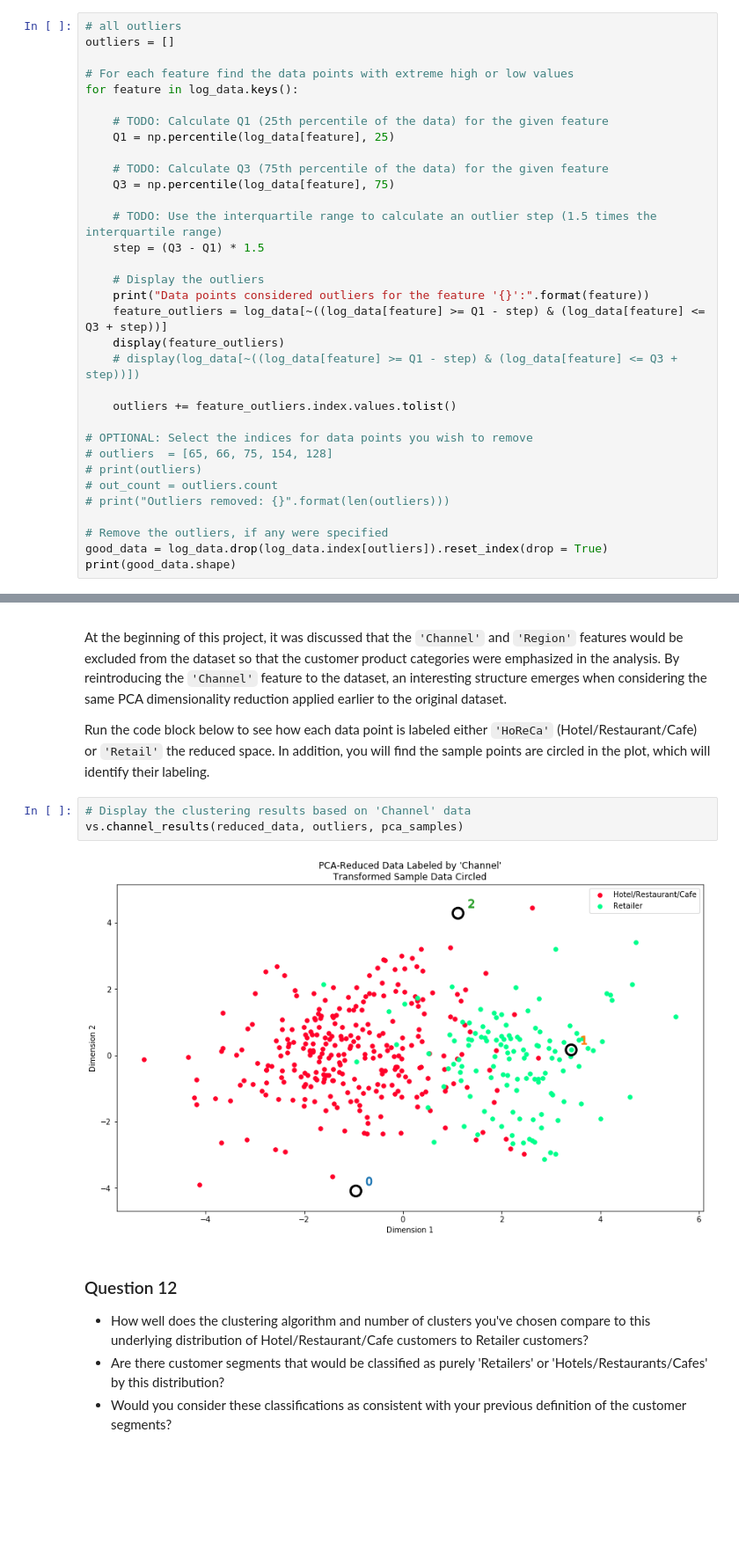
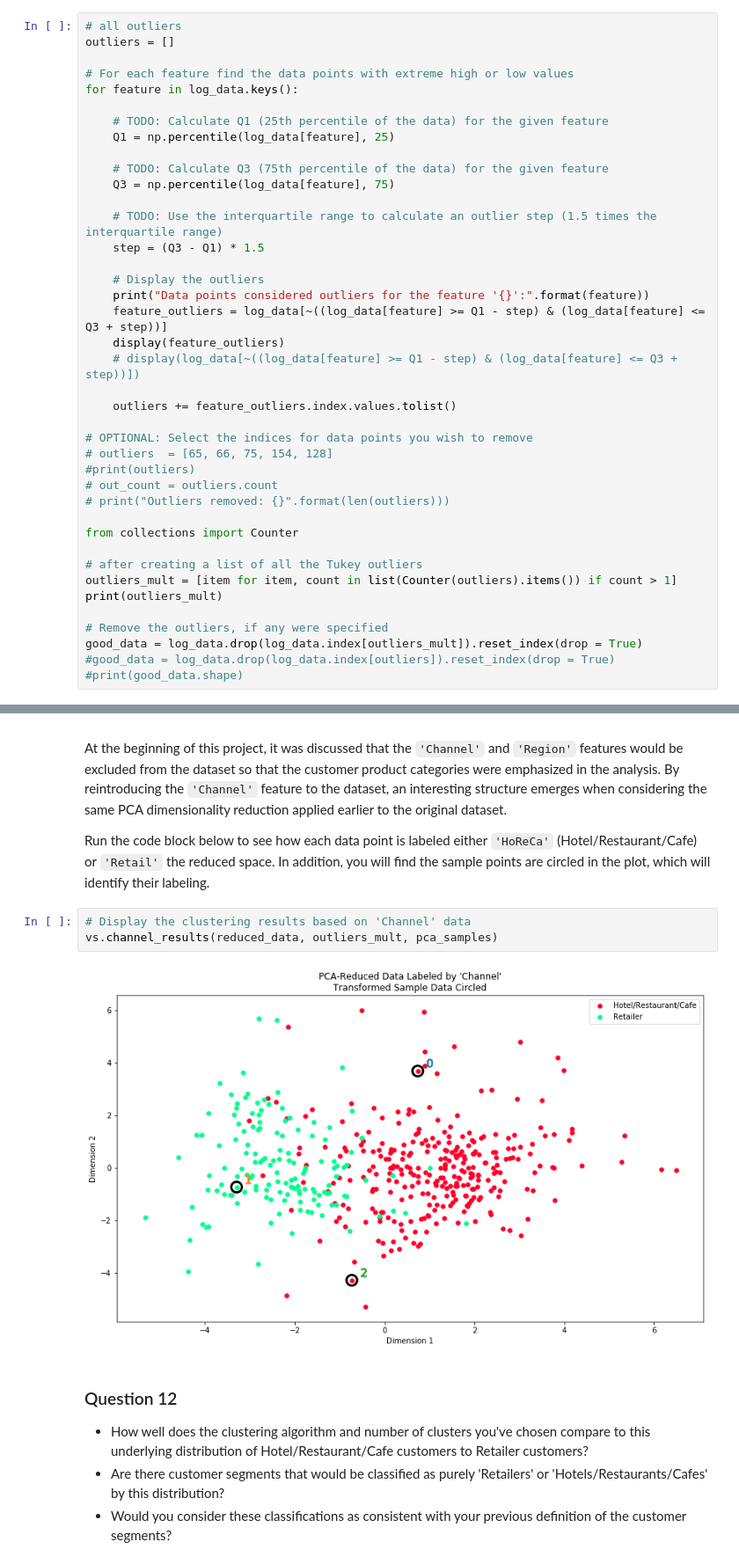
Before and after one commit to amalvar18/machine-learning-udacity, a Jupyter notebook: Submissions/customer_segments/customer_segments.ipynb, the cells around one changed output, grey strips where cells are left out. Shown at 88% size. Saved outputs shown, nothing was run; the diff lists cells and outputs as text; blank space fills up the shorter version.

```diff
--- a/Submissions/customer_segments/customer_segments.ipynb
+++ b/Submissions/customer_segments/customer_segments.ipynb
@@ -254,13 +270,20 @@ for feature in log_data.keys():
 
 # OPTIONAL: Select the indices for data points you wish to remove
 # outliers  = [65, 66, 75, 154, 128]
-# print(outliers)
+#print(outliers)
 # out_count = outliers.count
 # print("Outliers removed: {}".format(len(outliers)))
 
+from collections import Counter
+
+# after creating a list of all the Tukey outliers
+outliers_mult = [item for item, count in list(Counter(outliers).items()) if count > 1]
+print(outliers_mult)
+
 # Remove the outliers, if any were specified
-good_data = log_data.drop(log_data.index[outliers]).reset_index(drop = True)
-print(good_data.shape)
+good_data = log_data.drop(log_data.index[outliers_mult]).reset_index(drop = True)
+#good_data = log_data.drop(log_data.index[outliers]).reset_index(drop = True)
+#print(good_data.shape)
 # %% [output]
 Data points considered outliers for the feature 'Fresh':
 |  | Fresh | Milk | Grocery | Frozen | Detergents_Paper | Delicatessen |
@@ -620,9 +652,9 @@ At the beginning of this project, it was discussed that the `'Channel'` and `'Re
 Run the code block below to see how each data point is labeled either `'HoReCa'` (Hotel/Restaurant/Cafe) or `'Retail'` the reduced space. In addition, you will find the sample points are circled in the plot, which will identify their labeling.
 # %%
 # Display the clustering results based on 'Channel' data
-vs.channel_results(reduced_data, outliers, pca_samples)
+vs.channel_results(reduced_data, outliers_mult, pca_samples)
 # %% [output]
-[figure, old version]
+[figure, new version]
 # %% [markdown]
 ### Question 12
 
```
Also changed, not shown: parts of 26 cells of this notebook, 1 other file.
